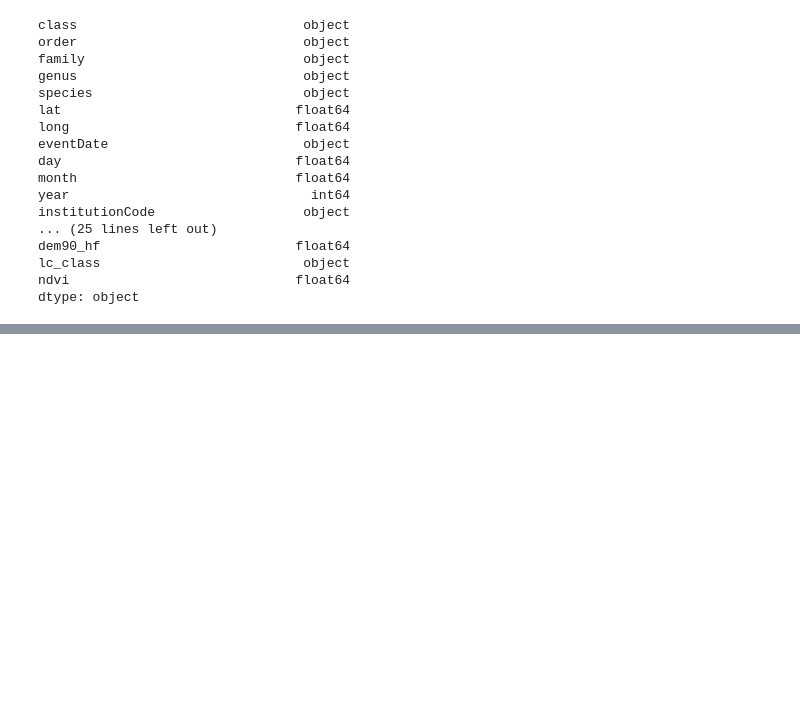
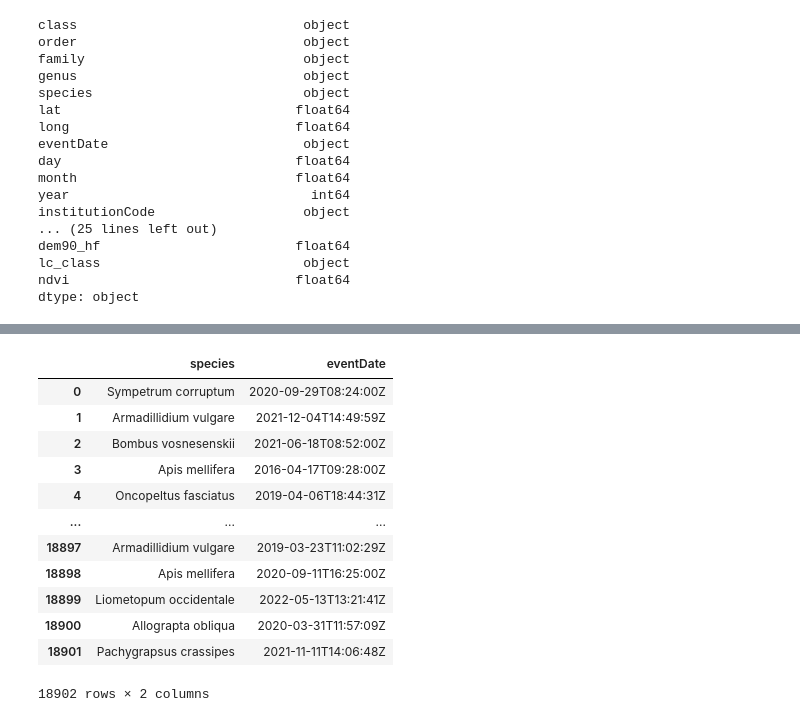
Before and after one commit to natashaclemencon/eds220-2026-sections, a Jupyter notebook: section-1-data-selection-drylands.ipynb, the cells around one changed output, grey strips where cells are left out. Saved outputs shown, nothing was run; the diff lists cells and outputs as text; code cells hidden in the pictures; blank space fills up the shorter version.

```diff
--- a/section-1-data-selection-drylands.ipynb
+++ b/section-1-data-selection-drylands.ipynb
@@ -133,0 +179,17 @@ dtype: object
+# %%
+specieseventdate= prey[['species', 'eventDate']]
+specieseventdate
+# %% [output]
+|  | species | eventDate |
+| 0 | Sympetrum corruptum | 2020-09-29T08:24:00Z |
+| 1 | Armadillidium vulgare | 2021-12-04T14:49:59Z |
+| 2 | Bombus vosnesenskii | 2021-06-18T08:52:00Z |
+| 3 | Apis mellifera | 2016-04-17T09:28:00Z |
+| 4 | Oncopeltus fasciatus | 2019-04-06T18:44:31Z |
+| ... | ... | ... |
+| 18897 | Armadillidium vulgare | 2019-03-23T11:02:29Z |
+| 18898 | Apis mellifera | 2020-09-11T16:25:00Z |
+| 18899 | Liometopum occidentale | 2022-05-13T13:21:41Z |
+| 18900 | Allograpta obliqua | 2020-03-31T11:57:09Z |
+| 18901 | Pachygrapsus crassipes | 2021-11-11T14:06:48Z |
+18902 rows × 2 columns
```
Also changed, not shown: parts of 5 cells of this notebook.
